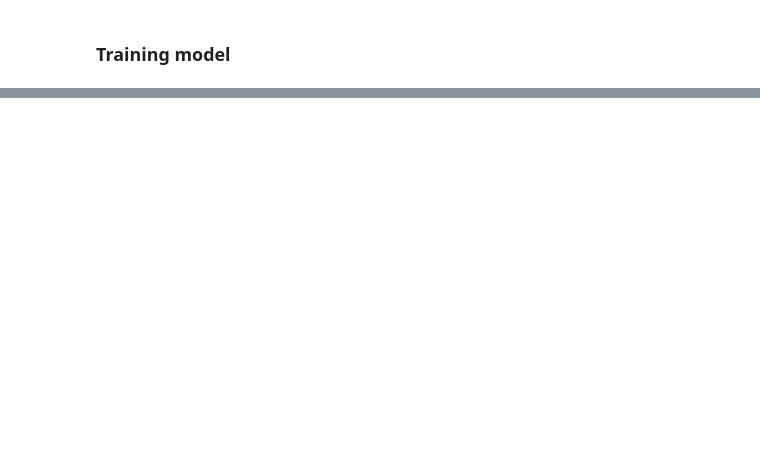
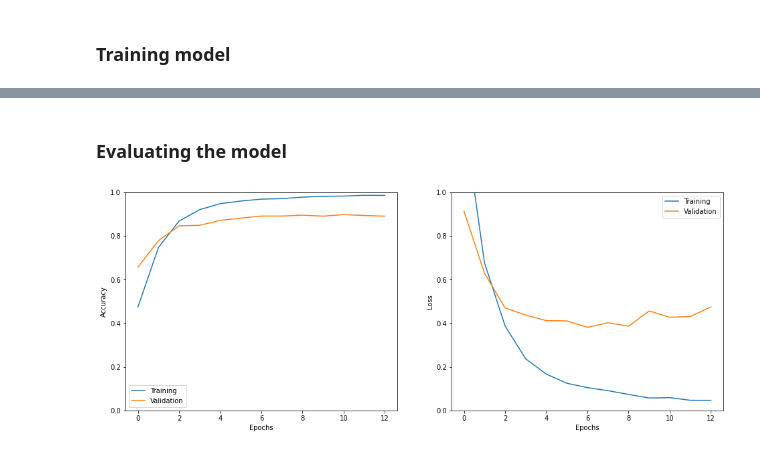
Before and after one commit to fernandocfbf/tweet-emotion-recognition, a Jupyter notebook: main.ipynb, the cells around one changed output, grey strips where cells are left out. Drawn from its saved outputs; the diff is of its cells as text; code cells hidden in the pictures; blank space fills up the shorter version.

Commit message:
feat: addind evaluating model step

```diff
--- a/main.ipynb
+++ b/main.ipynb
@@ -184,0 +200,6 @@ Epoch 11/20
+# %% [markdown]
+### Evaluating the model
+# %%
+show_history(h)
+# %% [output]
+[figure, added]
```
Also changed, not shown: parts of 11 cells of this notebook.
